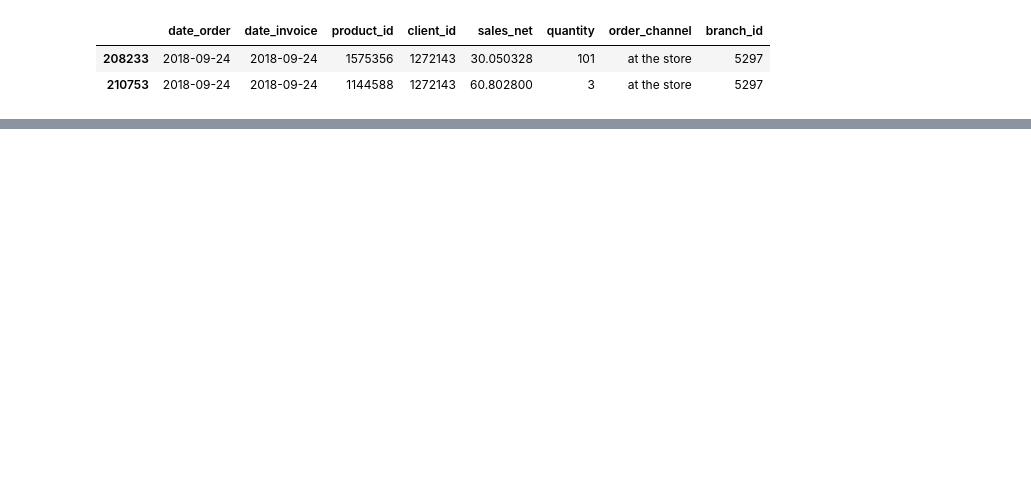
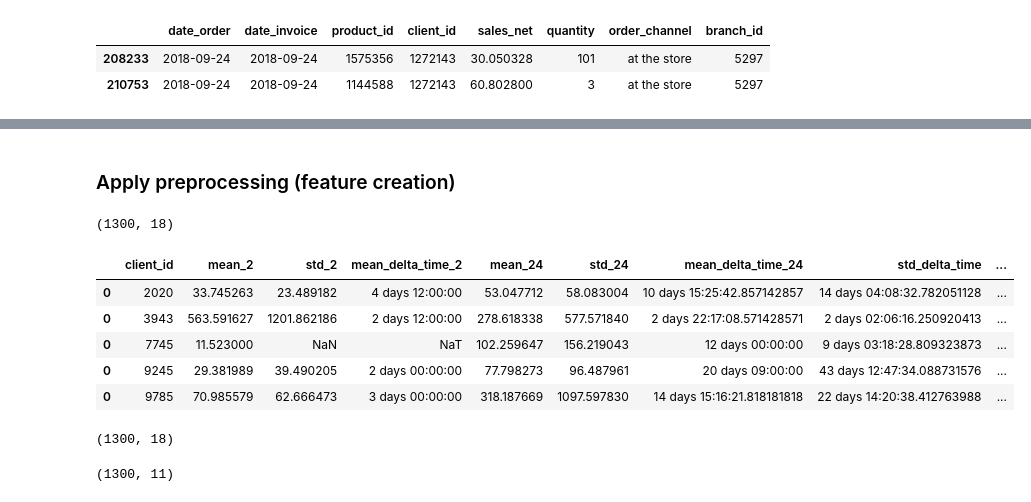
Before and after one commit to acktan/bcg_strat, a Jupyter notebook: notebooks/1-churn_prediction.ipynb, the cells around one changed output, grey strips where cells are left out. Cells and saved outputs as stored; diff of their text form; code cells hidden in the pictures; blank space fills up the shorter version.

Commit message:
final version of churn prediction in notebook

```diff
--- a/notebooks/1-churn_prediction.ipynb
+++ b/notebooks/1-churn_prediction.ipynb
@@ -183,0 +177,4 @@ plot_ts(sample_df)
+# %%
+churn_df = pd.read_csv('data/last_churn_V2.csv')
+print(churn_df.shape)
+churn_df.head(2)
@@ -183,0 +218,8 @@ plot_ts(sample_df)
+# %%
+all_df = pd.read_parquet('data/transaction_data.parquet', engine='pyarrow')
+# %%
+n_client = 1000
+
+id_list_short = sample(list(churn_df.client_id.unique()), n_client)
+churn_transactions_short = all_df[all_df.client_id.isin(id_list_short)]
+print(len(churn_transactions_short))
@@ -183,0 +228,6 @@ plot_ts(sample_df)
+# %%
+churn_df_short = churn_df[churn_df.client_id.isin(id_list_short)]
+print(churn_df_short.shape)
+print(churn_df_short.churn.sum())
+print(churn_df_short.client_id.nunique())
+churn_df_short.head(2)
@@ -183,0 +246,2 @@ plot_ts(sample_df)
+# %% [markdown]
+### Apply preprocessing (feature creation)
@@ -183,0 +250,29 @@ plot_ts(sample_df)
+# %%
+all_df = pd.DataFrame()
+churn_transactions_short["date_order"] = pd.to_datetime(churn_transactions_short.date_order)
+churn_transactions_short["date_invoice"] = pd.to_datetime(churn_transactions_short.date_order)
+
+for index, churn in tqdm(churn_df_short[["client_id", "date_order", "churn"]].iterrows()):
+    client_id = churn.client_id
+    churn_date = churn.date_order
+    new_row = pd.concat([preprocess_client_transactions(churn_transactions_short, df_rel, client_id, churn_date),\
+        pd.DataFrame(data={'date_order': [churn_date]})], axis=1)
+    all_df = pd.concat([all_df, new_row], axis=0)
+print(all_df.shape)
+all_df.head()
+# %% [output]
+(1300, 18)
+|  | client_id | mean_2 | std_2 | mean_delta_time_2 | mean_24 | std_24 | mean_delta_time_24 | std_delta_time | ... |
+| 0 | 2020 | 33.745263 | 23.489182 | 4 days 12:00:00 | 53.047712 | 58.083004 | 10 days 15:25:42.857142857 | 14 days 04:08:32.782051128 | ... |
+| 0 | 3943 | 563.591627 | 1201.862186 | 2 days 12:00:00 | 278.618338 | 577.571840 | 2 days 22:17:08.571428571 | 2 days 02:06:16.250920413 | ... |
+| 0 | 7745 | 11.523000 | NaN | NaT | 102.259647 | 156.219043 | 12 days 00:00:00 | 9 days 03:18:28.809323873 | ... |
+| 0 | 9245 | 29.381989 | 39.490205 | 2 days 00:00:00 | 77.798273 | 96.487961 | 20 days 09:00:00 | 43 days 12:47:34.088731576 | ... |
+| 0 | 9785 | 70.985579 | 62.666473 | 3 days 00:00:00 | 318.187669 | 1097.597830 | 14 days 15:16:21.818181818 | 22 days 14:20:38.412763988 | ... |
+# %%
+all_df.shape
+# %% [output]
+(1300, 18)
+# %%
+churn_df_short.shape
+# %% [output]
+(1300, 11)
```
Also changed, not shown: parts of 61 cells of this notebook, 6 other files.
